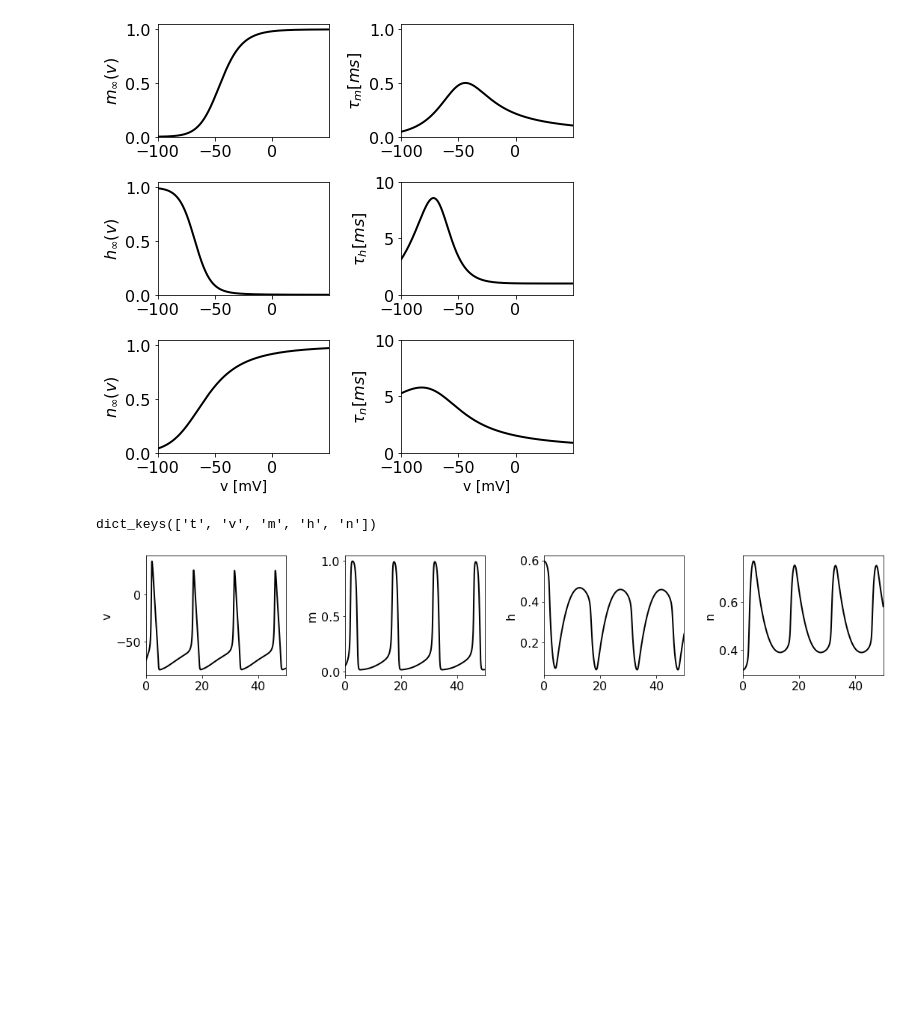
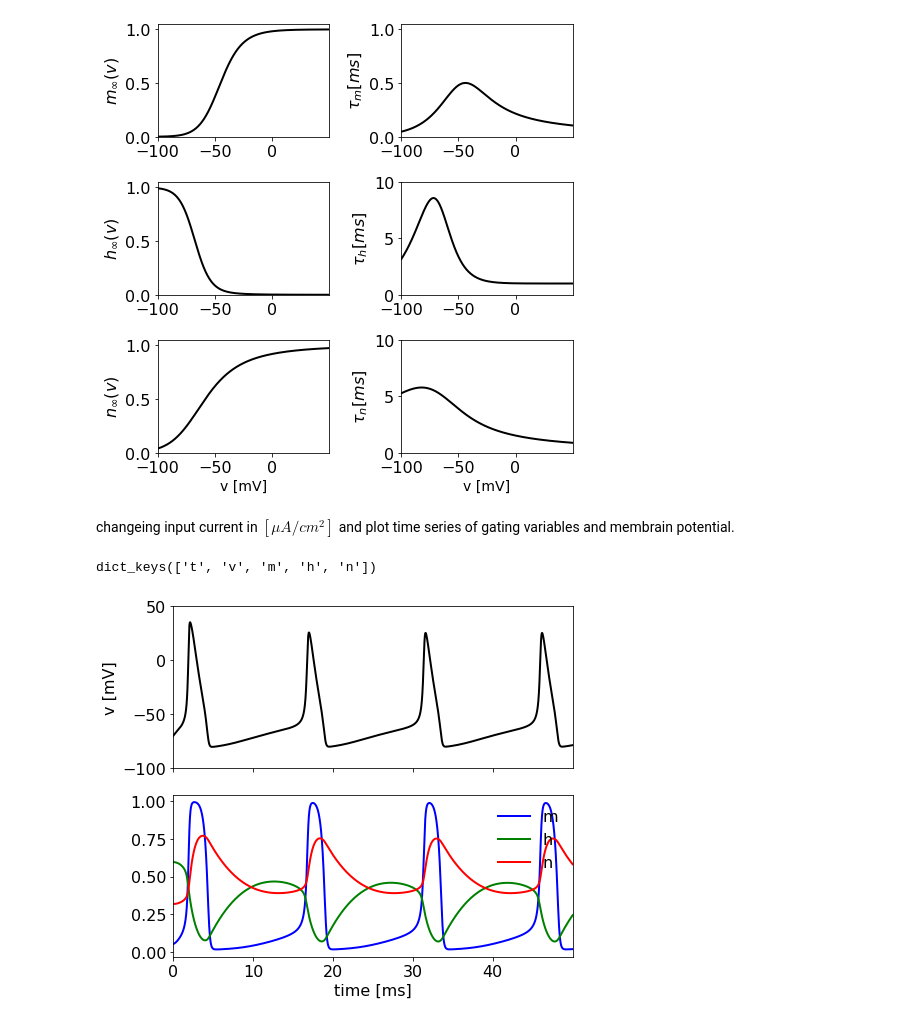
Before and after one commit to Ziaeemehr/mndynamics, a Jupyter notebook: mndynamics/examples/Chap_03.ipynb, the cells around one changed output. Drawn from its saved outputs; the diff is of its cells as text; code cells hidden in the pictures; blank space fills up the shorter version.

```diff
--- a/mndynamics/examples/Chap_03.ipynb
+++ b/mndynamics/examples/Chap_03.ipynb
@@ -32,6 +37,8 @@ Hudgkin Huxley Model
 obj.plot();
 # %% [output]
 [figure]
+# %% [markdown]
+changeing input current in $[\mu A / cm^2]$ and plot time series of gating variables and membrain potential.
 # %%
 obj = HH_GATING_VARIABLES({"i_ext": 10.0})
 data = obj.simulate(tspan=np.arange(0, 50, 0.01))
@@ -41,22 +48,27 @@ dict_keys(['t', 'v', 'm', 'h', 'n'])
 # %%
 import matplotlib.pyplot as plt
 
-fig, ax = plt.subplots(1, 4, figsize=(15, 3))
+t = data["t"]
+v = data["v"]
+m = data["m"]
+h = data["h"]
+n = data["n"]
 
-t = data['t']
-v = data['v']
-m = data['m']
-h = data['h']
-n = data['n']
 
-ax[0].plot(t, v)
-ax[1].plot(t, m)
-ax[2].plot(t, h)
-ax[3].plot(t, n)
-labels = ['v', 'm', 'h', 'n']
-for i in range(4):
-    ax[i].margins(x=0)
-    ax[i].set_ylabel(labels[i])
+fig, ax = plt.subplots(2, figsize=(7, 6), sharex=True)
+ax[0].plot(t, v, lw=2, c="k")
+
+ax[1].plot(t, m, lw=2, label="m", c="b")
+ax[1].plot(t, h, lw=2, label="h", c="g")
+ax[1].plot(t, n, lw=2, label="n", c="r")
+
+
+ax[0].set_xlim(min(t), max(t))
+ax[0].set_ylim(-100, 50)
+ax[1].set_xlabel("time [ms]")
+ax[0].set_ylabel("v [mV]")
+ax[0].set_yticks(range(-100, 100, 50))
+ax[1].legend(frameon=False, loc="upper right")
 plt.tight_layout()
 # %% [output]
-[figure, old version]
+[figure, new version]
```
Also changed, not shown: parts of 2 cells of this notebook, 1 other file.
